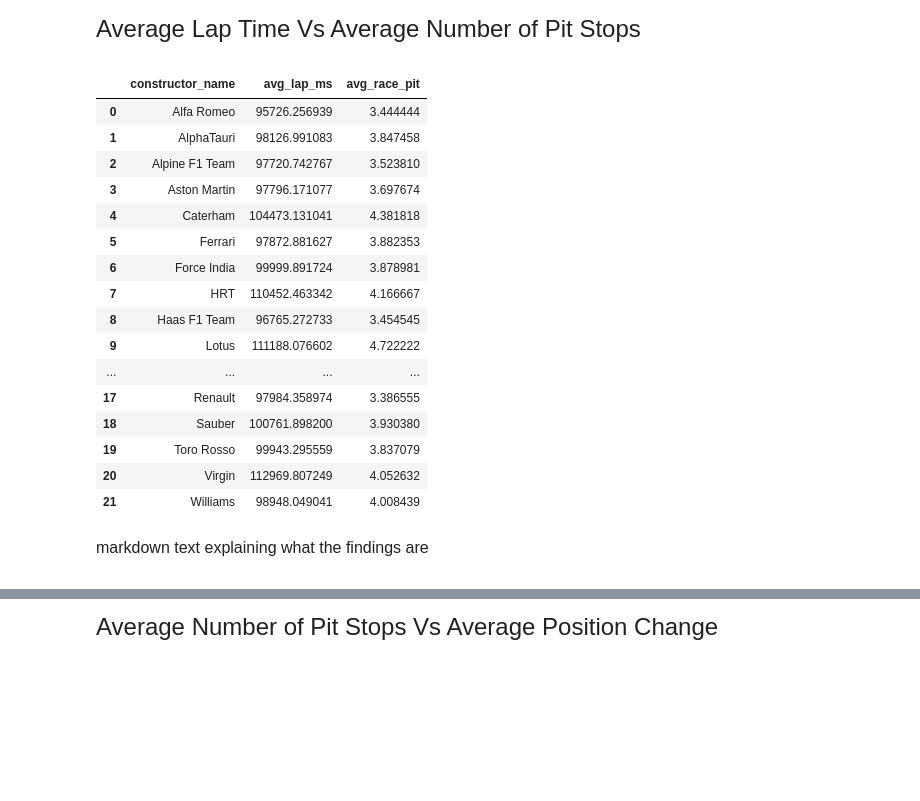
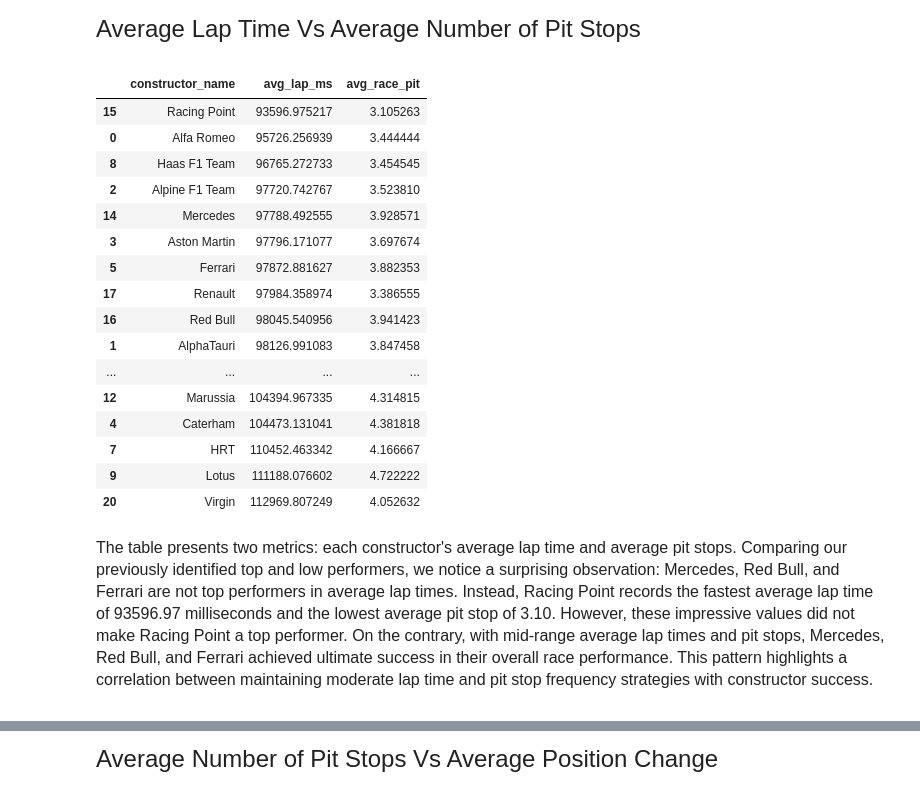
Before and after one commit to joyxqu/qtm151spring2025, a Jupyter notebook: final_project/fp1.ipynb, the cells around one changed output, grey strips where cells are left out. Cells and saved outputs as stored; diff of their text form; code cells hidden in the pictures; blank space fills up the shorter version.

```diff
--- a/final_project/fp1.ipynb
+++ b/final_project/fp1.ipynb
@@ -334,42 +334,42 @@ Average Lap Time Vs Average Number of Pit Stops
 # %%
 # Drop 'milliseconds_lt' rows with NaN values
 lt_r_c_1123 = lt_r_c_1123.dropna(subset=['milliseconds_lt'])
 
 # Calculate the average lap time per constructor
 lt_r_c_avg = lt_r_c_1123.groupby('name')['milliseconds_lt'].mean().reset_index()
 
 # Rename 'lt_r_c_avg' columns
 lt_r_c_avg.rename(columns={'name': 'constructor_name',
                            'milliseconds_lt': 'avg_lap_ms'}, inplace=True)
 
 # Merge 'lt_r_c_avg' with 'constructor_race'
 lt_vs_ps = pd.merge(lt_r_c_avg, constructor_race[['constructor_name',
                                                   'avg_race_pit']], on='constructor_name')
 
 # Display 'lt_vs_ps'
-display(lt_vs_ps)
+display(lt_vs_ps.sort_values(by='avg_lap_ms', ascending=True))
 # %% [output]
 |  | constructor_name | avg_lap_ms | avg_race_pit |
+| 15 | Racing Point | 93596.975217 | 3.105263 |
 | 0 | Alfa Romeo | 95726.256939 | 3.444444 |
+| 8 | Haas F1 Team | 96765.272733 | 3.454545 |
+| 2 | Alpine F1 Team | 97720.742767 | 3.523810 |
+| 14 | Mercedes | 97788.492555 | 3.928571 |
+| 3 | Aston Martin | 97796.171077 | 3.697674 |
+| 5 | Ferrari | 97872.881627 | 3.882353 |
+| 17 | Renault | 97984.358974 | 3.386555 |
+| 16 | Red Bull | 98045.540956 | 3.941423 |
 | 1 | AlphaTauri | 98126.991083 | 3.847458 |
-| 2 | Alpine F1 Team | 97720.742767 | 3.523810 |
-| 3 | Aston Martin | 97796.171077 | 3.697674 |
+| ... | ... | ... | ... |
+| 12 | Marussia | 104394.967335 | 4.314815 |
 | 4 | Caterham | 104473.131041 | 4.381818 |
-| 5 | Ferrari | 97872.881627 | 3.882353 |
-| 6 | Force India | 99999.891724 | 3.878981 |
 | 7 | HRT | 110452.463342 | 4.166667 |
-| 8 | Haas F1 Team | 96765.272733 | 3.454545 |
 | 9 | Lotus | 111188.076602 | 4.722222 |
-| ... | ... | ... | ... |
-| 17 | Renault | 97984.358974 | 3.386555 |
-| 18 | Sauber | 100761.898200 | 3.930380 |
-| 19 | Toro Rosso | 99943.295559 | 3.837079 |
 | 20 | Virgin | 112969.807249 | 4.052632 |
-| 21 | Williams | 98948.049041 | 4.008439 |
-# %% [markdown]
-<font size = "3">
-<span style="font-family:Times New Roman" </span>
-
-markdown text explaining what the findings are
+# %% [markdown]
+<font size = "3">
+<span style="font-family:Times New Roman" </span>
+
+The table presents two metrics: each constructor's average lap time and average pit stops. Comparing our previously identified top and low performers, we notice a surprising observation: Mercedes, Red Bull, and Ferrari are not top performers in average lap times. Instead, Racing Point records the fastest average lap time of 93596.97 milliseconds and the lowest average pit stop of 3.10. However, these impressive values did not make Racing Point a top performer. On the contrary, with mid-range average lap times and pit stops, Mercedes, Red Bull, and Ferrari achieved ultimate success in their overall race performance. This pattern highlights a correlation between maintaining moderate lap time and pit stop frequency strategies with constructor success.
 # %%
 # Plot a scatterplot of 'avg_lap_ms' vs 'avg_race_pit'
```
Also changed, not shown: parts of 19 cells of this notebook, 2 other files.
